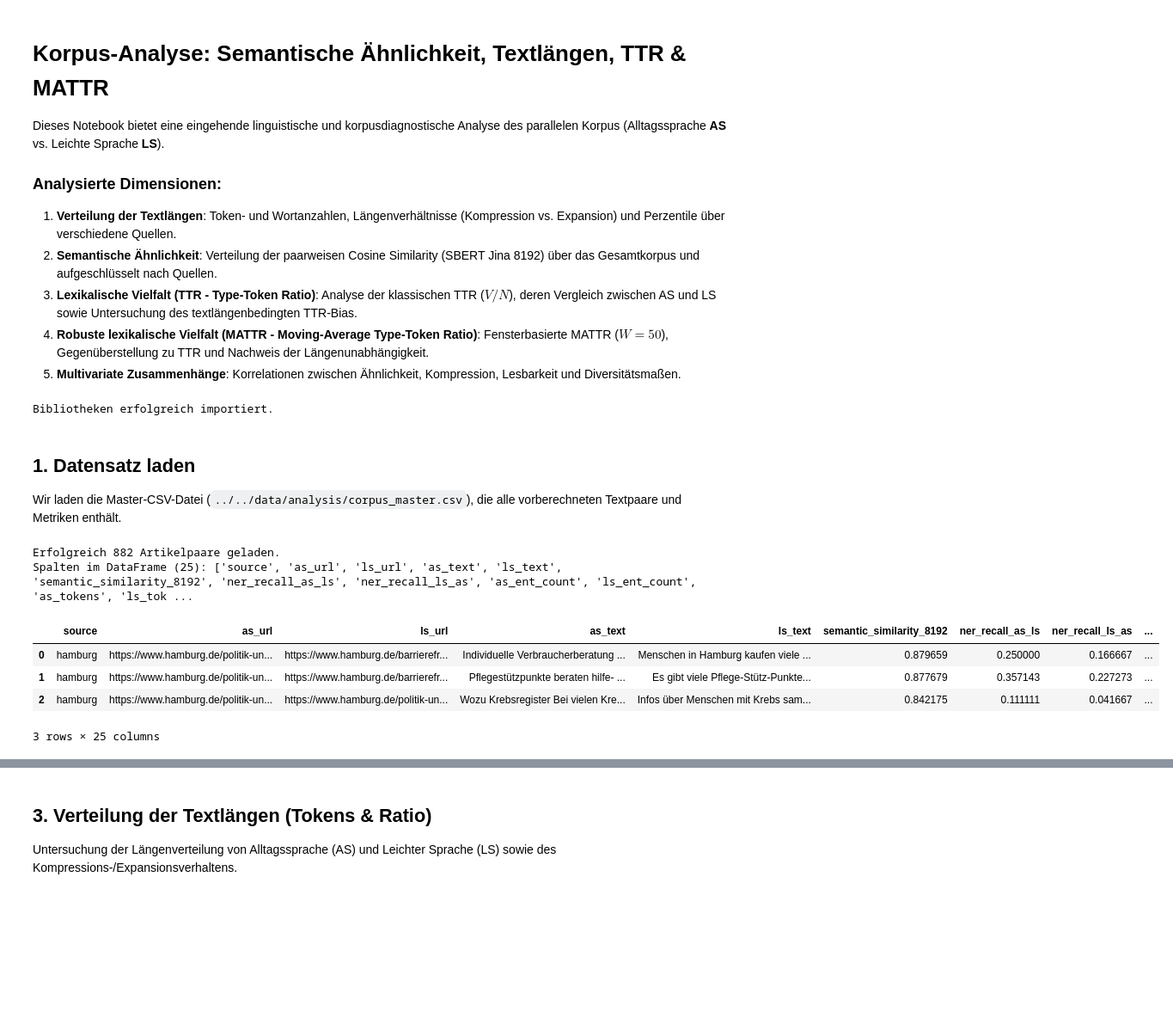
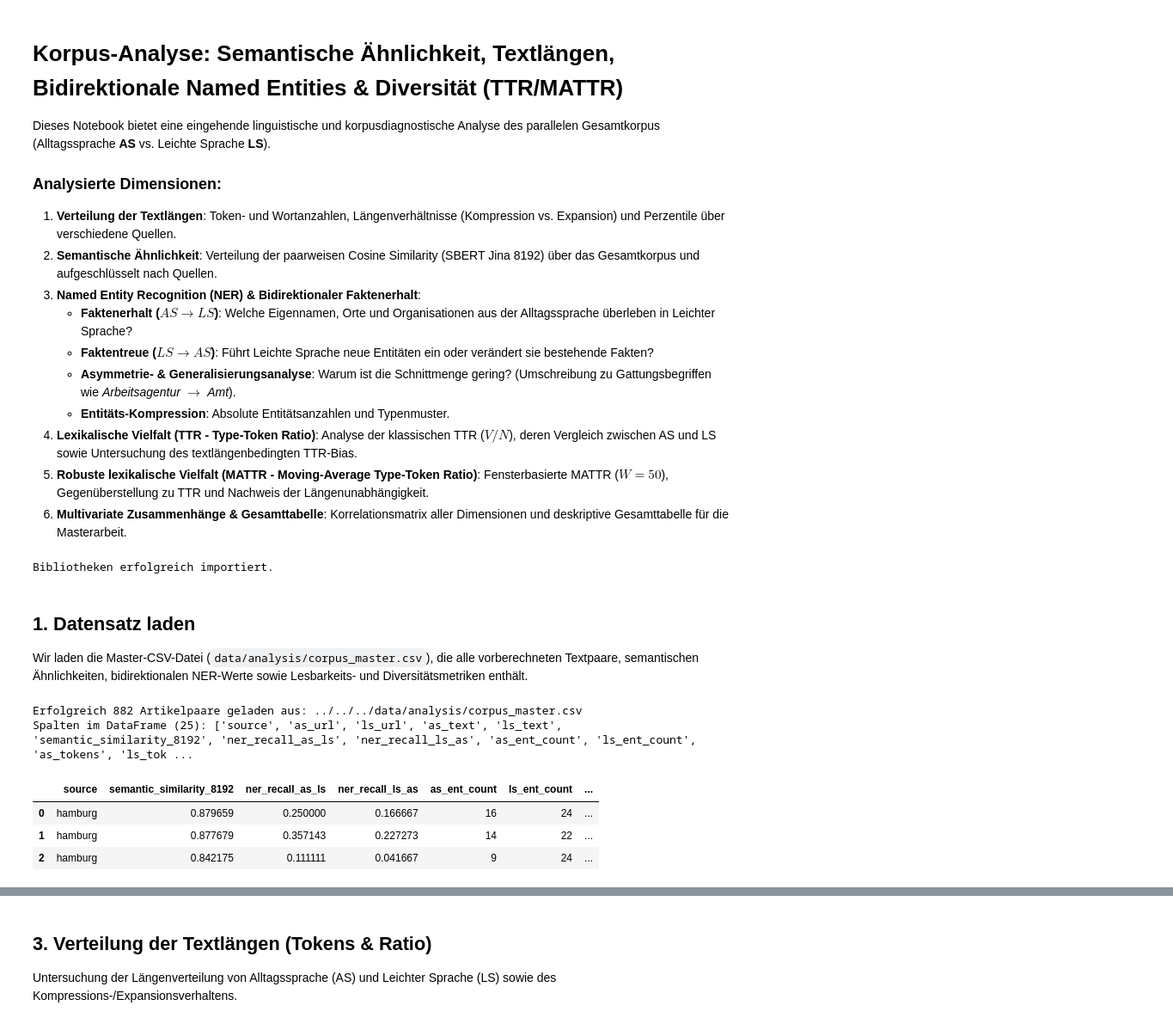
Before and after one commit to mcfiet/master-thesis, a Jupyter notebook: notebooks/research/data/corpus_analysis.ipynb, the cells around one changed output, grey strips where cells are left out. Shown at 86% size. Drawn from its saved outputs; the diff is of its cells as text; code cells hidden in the pictures; blank space fills up the shorter version.

```diff
--- a/notebooks/research/data/corpus_analysis.ipynb
+++ b/notebooks/research/data/corpus_analysis.ipynb
@@ -1,14 +1,19 @@
 # %% [markdown]
-# Korpus-Analyse: Semantische Ähnlichkeit, Textlängen, TTR & MATTR
+# Korpus-Analyse: Semantische Ähnlichkeit, Textlängen, Bidirektionale Named Entities & Diversität (TTR/MATTR)
 
-Dieses Notebook bietet eine eingehende linguistische und korpusdiagnostische Analyse des parallelen Korpus (Alltagssprache **AS** vs. Leichte Sprache **LS**).
+Dieses Notebook bietet eine eingehende linguistische und korpusdiagnostische Analyse des parallelen Gesamtkorpus (Alltagssprache **AS** vs. Leichte Sprache **LS**).
 
 ### Analysierte Dimensionen:
 1. **Verteilung der Textlängen**: Token- und Wortanzahlen, Längenverhältnisse (Kompression vs. Expansion) und Perzentile über verschiedene Quellen.
 2. **Semantische Ähnlichkeit**: Verteilung der paarweisen Cosine Similarity (SBERT Jina 8192) über das Gesamtkorpus und aufgeschlüsselt nach Quellen.
-3. **Lexikalische Vielfalt (TTR - Type-Token Ratio)**: Analyse der klassischen TTR ($V/N$), deren Vergleich zwischen AS und LS sowie Untersuchung des textlängenbedingten TTR-Bias.
-4. **Robuste lexikalische Vielfalt (MATTR - Moving-Average Type-Token Ratio)**: Fensterbasierte MATTR ($W=50$), Gegenüberstellung zu TTR und Nachweis der Längenunabhängigkeit.
-5. **Multivariate Zusammenhänge**: Korrelationen zwischen Ähnlichkeit, Kompression, Lesbarkeit und Diversitätsmaßen.
+3. **Named Entity Recognition (NER) & Bidirektionaler Faktenerhalt**:
+   - **Faktenerhalt ($AS \to LS$)**: Welche Eigennamen, Orte und Organisationen aus der Alltagssprache überleben in Leichter Sprache?
+   - **Faktentreue ($LS \to AS$)**: Führt Leichte Sprache neue Entitäten ein oder verändert sie bestehende Fakten?
+   - **Asymmetrie- & Generalisierungsanalyse**: Warum ist die Schnittmenge gering? (Umschreibung zu Gattungsbegriffen wie *Arbeitsagentur* $\to$ *Amt*).
+   - **Entitäts-Kompression**: Absolute Entitätsanzahlen und Typenmuster.
+4. **Lexikalische Vielfalt (TTR - Type-Token Ratio)**: Analyse der klassischen TTR ($V/N$), deren Vergleich zwischen AS und LS sowie Untersuchung des textlängenbedingten TTR-Bias.
+5. **Robuste lexikalische Vielfalt (MATTR - Moving-Average Type-Token Ratio)**: Fensterbasierte MATTR ($W=50$), Gegenüberstellung zu TTR und Nachweis der Längenunabhängigkeit.
+6. **Multivariate Zusammenhänge & Gesamttabelle**: Korrelationsmatrix aller Dimensionen und deskriptive Gesamttabelle für die Masterarbeit.
 # %%
 import os
 import re
@@ -34,25 +41,30 @@ Bibliotheken erfolgreich importiert.
 # %% [markdown]
 ## 1. Datensatz laden
 
-Wir laden die Master-CSV-Datei (`../../data/analysis/corpus_master.csv`), die alle vorberechneten Textpaare und Metriken enthält.
+Wir laden die Master-CSV-Datei (`data/analysis/corpus_master.csv`), die alle vorberechneten Textpaare, semantischen Ähnlichkeiten, bidirektionalen NER-Werte sowie Lesbarkeits- und Diversitätsmetriken enthält.
 # %%
-CSV_PATH = "../../../data/analysis/corpus_master.csv"
+# Pfad zur Master-CSV-Datei
+csv_candidates = [
+    "../../../data/analysis/corpus_master.csv",
+    "../../data/analysis/corpus_master.csv",
+    "data/analysis/corpus_master.csv"
+]
+CSV_PATH = next((p for p in csv_candidates if os.path.exists(p)), "data/analysis/corpus_master.csv")
 
 df = pd.read_csv(CSV_PATH)
-print(f"Erfolgreich {len(df)} Artikelpaare geladen.")
+print(f"Erfolgreich {len(df)} Artikelpaare geladen aus: {CSV_PATH}")
 
 # Berechnung des Längenverhältnisses LS / AS
 if "ratio_ls_as" not in df.columns and "as_tokens" in df.columns and "ls_tokens" in df.columns:
     df["ratio_ls_as"] = df["ls_tokens"] / df["as_tokens"]
 
 print(f"Spalten im DataFrame ({len(df.columns)}):", list(df.columns))
-df.head(3)
+df[["source", "semantic_similarity_8192", "ner_recall_as_ls", "ner_recall_ls_as", "as_ent_count", "ls_ent_count", "as_tokens", "ls_tokens"]].head(3)
 # %% [output]
-Erfolgreich 882 Artikelpaare geladen.
+Erfolgreich 882 Artikelpaare geladen aus: ../../../data/analysis/corpus_master.csv
 Spalten im DataFrame (25): ['source', 'as_url', 'ls_url', 'as_text', 'ls_text', 'semantic_similarity_8192', 'ner_recall_as_ls', 'ner_recall_ls_as', 'as_ent_count', 'ls_ent_count', 'as_tokens', 'ls_tok ...
-|  | source | as_url | ls_url | as_text | ls_text | semantic_similarity_8192 | ner_recall_as_ls | ner_recall_ls_as | ... |
-| 0 | hamburg | https://www.hamburg.de/politik-un... | https://www.hamburg.de/barrierefr... | Individuelle Verbraucherberatung ... | Menschen in Hamburg kaufen viele ... | 0.879659 | 0.250000 | 0.166667 | ... |
-| 1 | hamburg | https://www.hamburg.de/politik-un... | https://www.hamburg.de/barrierefr... | Pflegestützpunkte beraten hilfe- ... | Es gibt viele Pflege-Stütz-Punkte... | 0.877679 | 0.357143 | 0.227273 | ... |
-| 2 | hamburg | https://www.hamburg.de/politik-un... | https://www.hamburg.de/politik-un... | Wozu Krebsregister Bei vielen Kre... | Infos über Menschen mit Krebs sam... | 0.842175 | 0.111111 | 0.041667 | ... |
+|  | source | semantic_similarity_8192 | ner_recall_as_ls | ner_recall_ls_as | as_ent_count | ls_ent_count | ... |
+| 0 | hamburg | 0.879659 | 0.250000 | 0.166667 | 16 | 24 | ... |
+| 1 | hamburg | 0.877679 | 0.357143 | 0.227273 | 14 | 22 | ... |
+| 2 | hamburg | 0.842175 | 0.111111 | 0.041667 | 9 | 24 | ... |
-3 rows × 25 columns
 # %% [markdown]
```
Also changed, not shown: parts of 21 cells of this notebook.
